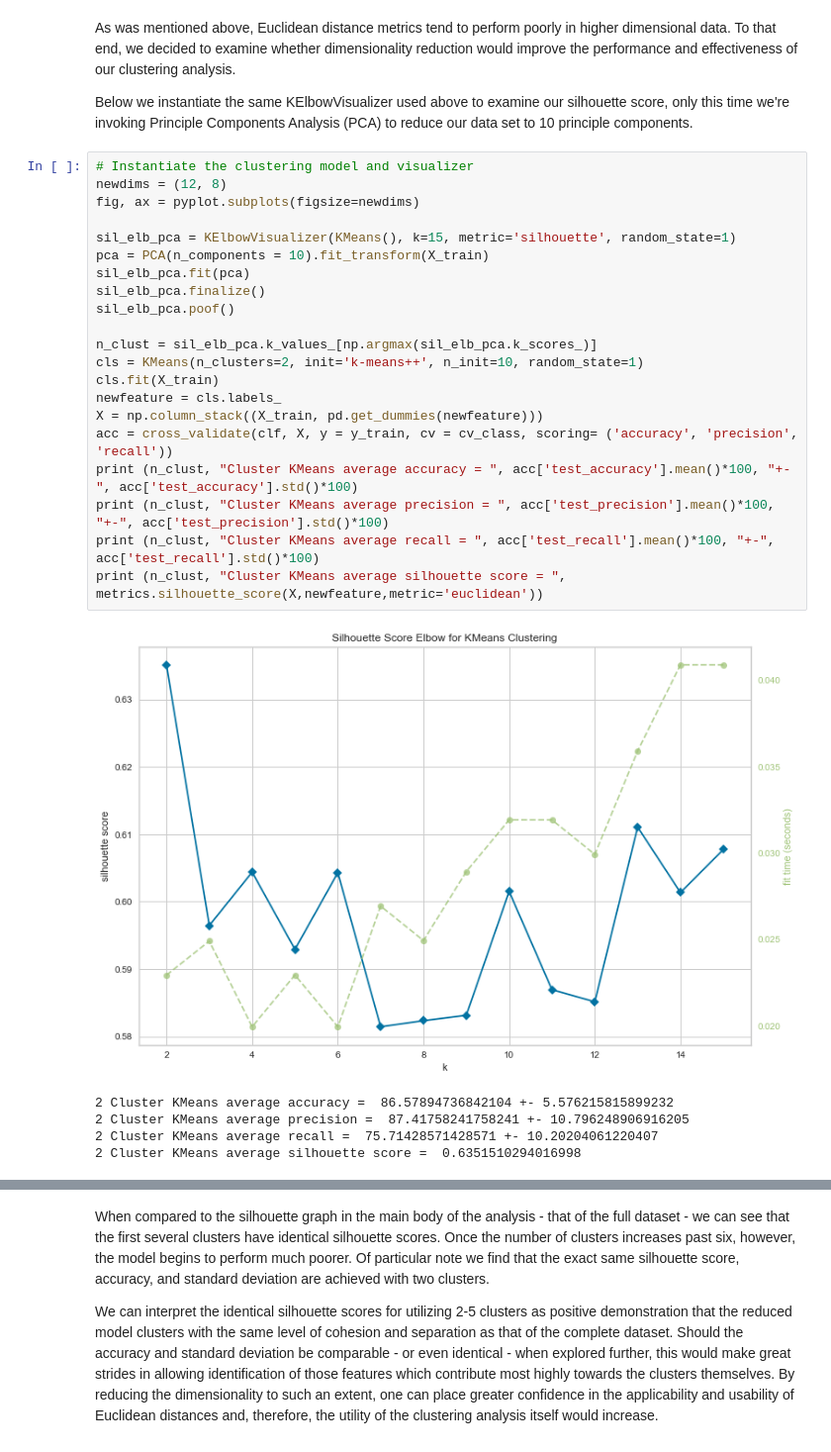
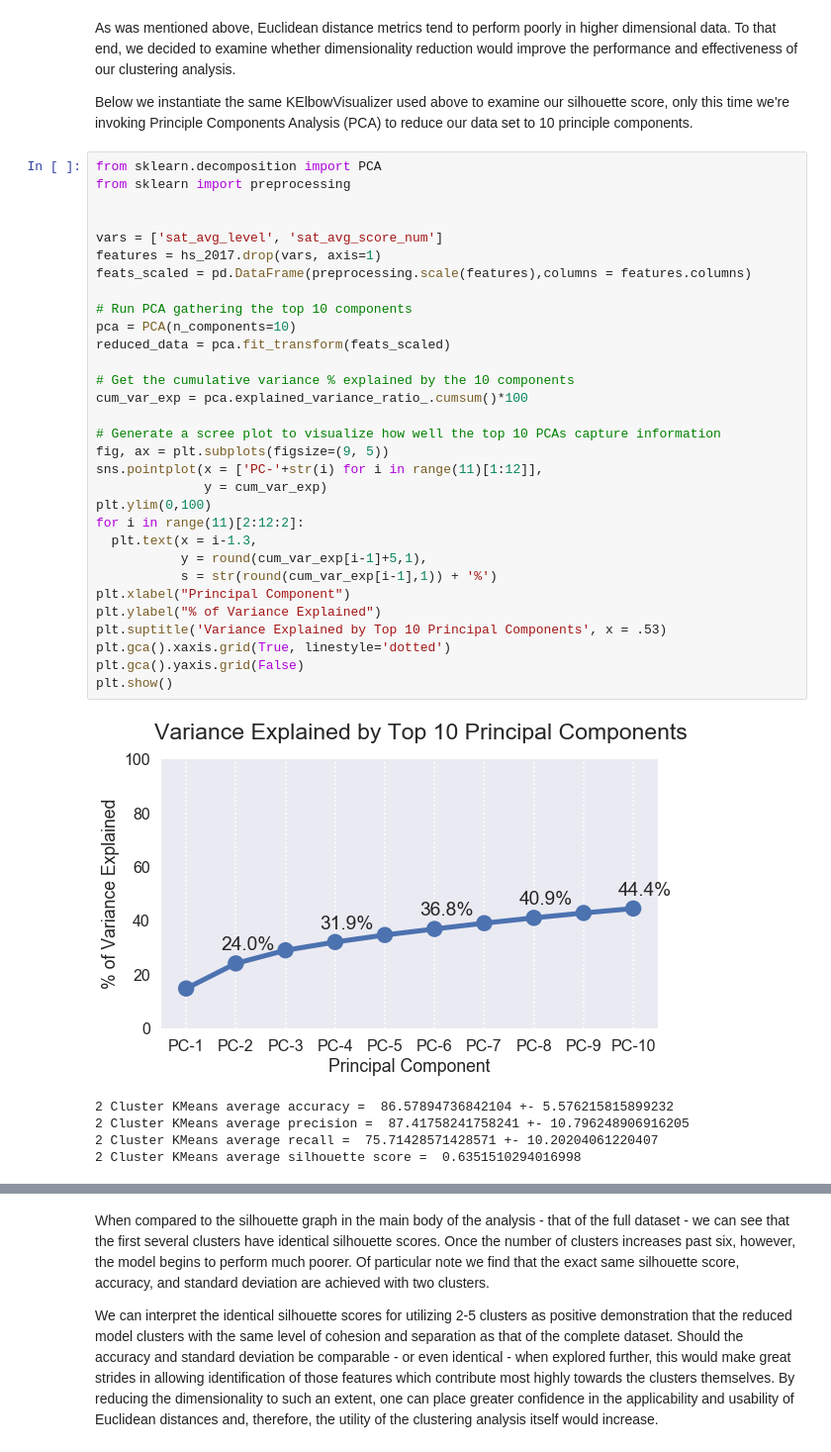
Before and after one commit to jeffweltman/MSDS7331, a Jupyter notebook: Lab3-Jordan.ipynb, the cells around one changed output, grey strips where cells are left out. Shown at 99% size. Cells and saved outputs as stored; diff of their text form.

```diff
--- a/Lab3-Jordan.ipynb
+++ b/Lab3-Jordan.ipynb
@@ -1079,30 +1081,40 @@ In order to understand the long-term effectiveness of this model as a tool, we w
 As was mentioned above, Euclidean distance metrics tend to perform poorly in higher dimensional data. To that end, we decided to examine whether dimensionality reduction would improve the performance and effectiveness of our clustering analysis.
 
 Below we instantiate the same KElbowVisualizer used above to examine our silhouette score, only this time we're invoking Principle Components Analysis (PCA) to reduce our data set to 10 principle components.
-# %%
-# Instantiate the clustering model and visualizer
-newdims = (12, 8)
-fig, ax = pyplot.subplots(figsize=newdims)
-
-sil_elb_pca = KElbowVisualizer(KMeans(), k=15, metric='silhouette', random_state=1)
-pca = PCA(n_components = 10).fit_transform(X_train)
-sil_elb_pca.fit(pca)
-sil_elb_pca.finalize()
-sil_elb_pca.poof()
-
-n_clust = sil_elb_pca.k_values_[np.argmax(sil_elb_pca.k_scores_)]
-cls = KMeans(n_clusters=2, init='k-means++', n_init=10, random_state=1)
-cls.fit(X_train)
-newfeature = cls.labels_
-X = np.column_stack((X_train, pd.get_dummies(newfeature)))
-acc = cross_validate(clf, X, y = y_train, cv = cv_class, scoring= ('accuracy', 'precision', 'recall'))
-print (n_clust, "Cluster KMeans average accuracy = ", acc['test_accuracy'].mean()*100, "+-", acc['test_accuracy'].std()*100)
-print (n_clust, "Cluster KMeans average precision = ", acc['test_precision'].mean()*100, "+-", acc['test_precision'].std()*100)
-print (n_clust, "Cluster KMeans average recall = ", acc['test_recall'].mean()*100, "+-", acc['test_recall'].std()*100)
-print (n_clust, "Cluster KMeans average silhouette score = ", metrics.silhouette_score(X,newfeature,metric='euclidean'))
-# %% [output]
-[figure, removed]
-2 Cluster KMeans average accuracy =  86.57894736842104 +- 5.576215815899232
-2 Cluster KMeans average precision =  87.41758241758241 +- 10.796248906916205
-2 Cluster KMeans average recall =  75.71428571428571 +- 10.20204061220407
-2 Cluster KMeans average silhouette score =  0.6351510294016998
+# %%
+from sklearn.decomposition import PCA
+from sklearn import preprocessing
+
+
+vars = ['sat_avg_level', 'sat_avg_score_num']
+features = hs_2017.drop(vars, axis=1)
+feats_scaled = pd.DataFrame(preprocessing.scale(features),columns = features.columns)
+
+# Run PCA gathering the top 10 components
+pca = PCA(n_components=10)
+reduced_data = pca.fit_transform(feats_scaled)
+
+# Get the cumulative variance % explained by the 10 components
+cum_var_exp = pca.explained_variance_ratio_.cumsum()*100
+
+# Generate a scree plot to visualize how well the top 10 PCAs capture information
+fig, ax = plt.subplots(figsize=(9, 5))
+sns.pointplot(x = ['PC-'+str(i) for i in range(11)[1:12]],
+              y = cum_var_exp)
+plt.ylim(0,100)
+for i in range(11)[2:12:2]:
+  plt.text(x = i-1.3,
+           y = round(cum_var_exp[i-1]+5,1),
+           s = str(round(cum_var_exp[i-1],1)) + '%')
+plt.xlabel("Principal Component")
+plt.ylabel("% of Variance Explained")
+plt.suptitle('Variance Explained by Top 10 Principal Components', x = .53)
+plt.gca().xaxis.grid(True, linestyle='dotted')
+plt.gca().yaxis.grid(False)
+plt.show()
+# %% [output]
+[figure, added]
+2 Cluster KMeans average accuracy =  86.57894736842104 +- 5.576215815899232
+2 Cluster KMeans average precision =  87.41758241758241 +- 10.796248906916205
+2 Cluster KMeans average recall =  75.71428571428571 +- 10.20204061220407
+2 Cluster KMeans average silhouette score =  0.6351510294016998
```
Also changed, not shown: parts of 4 cells of this notebook.
